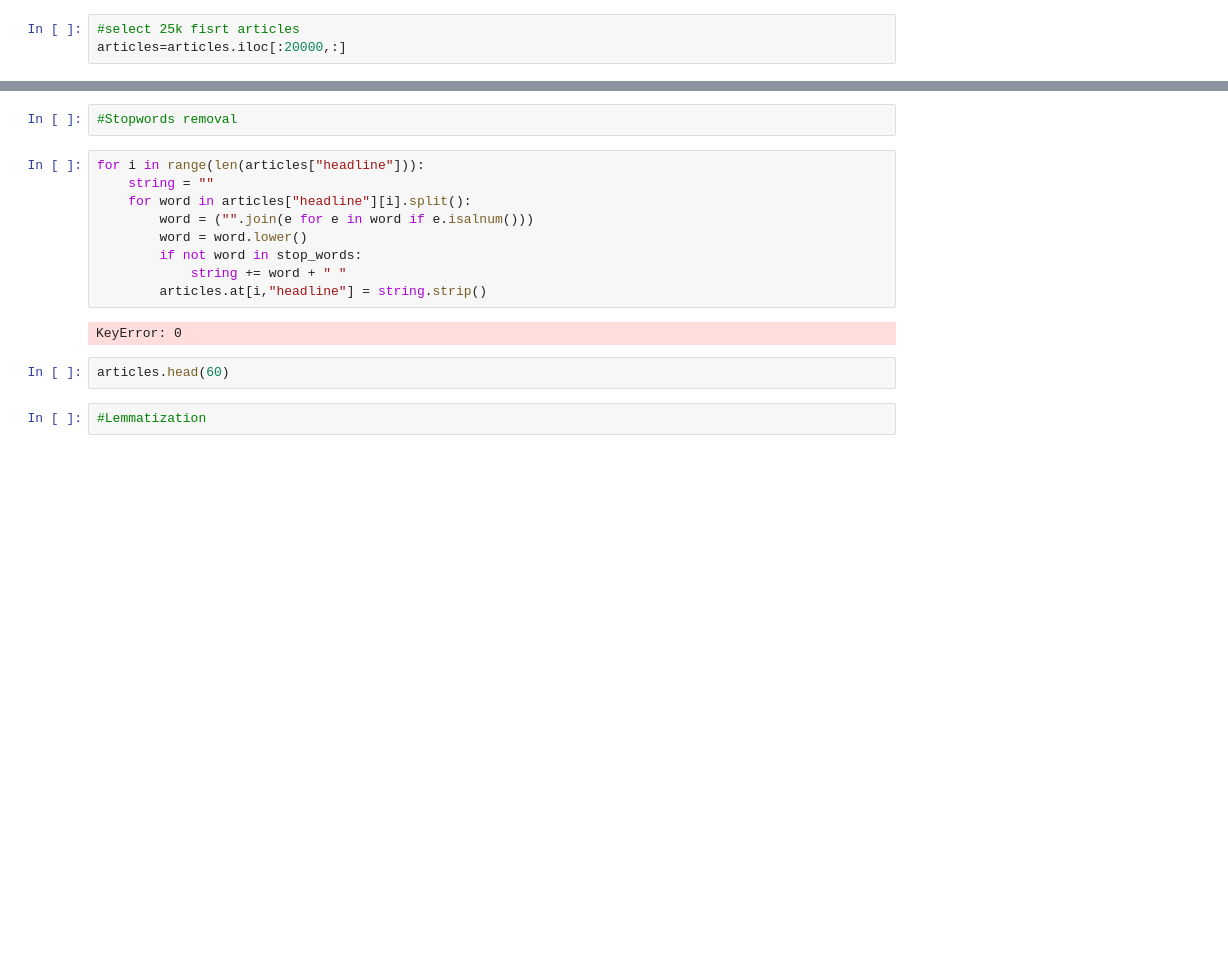
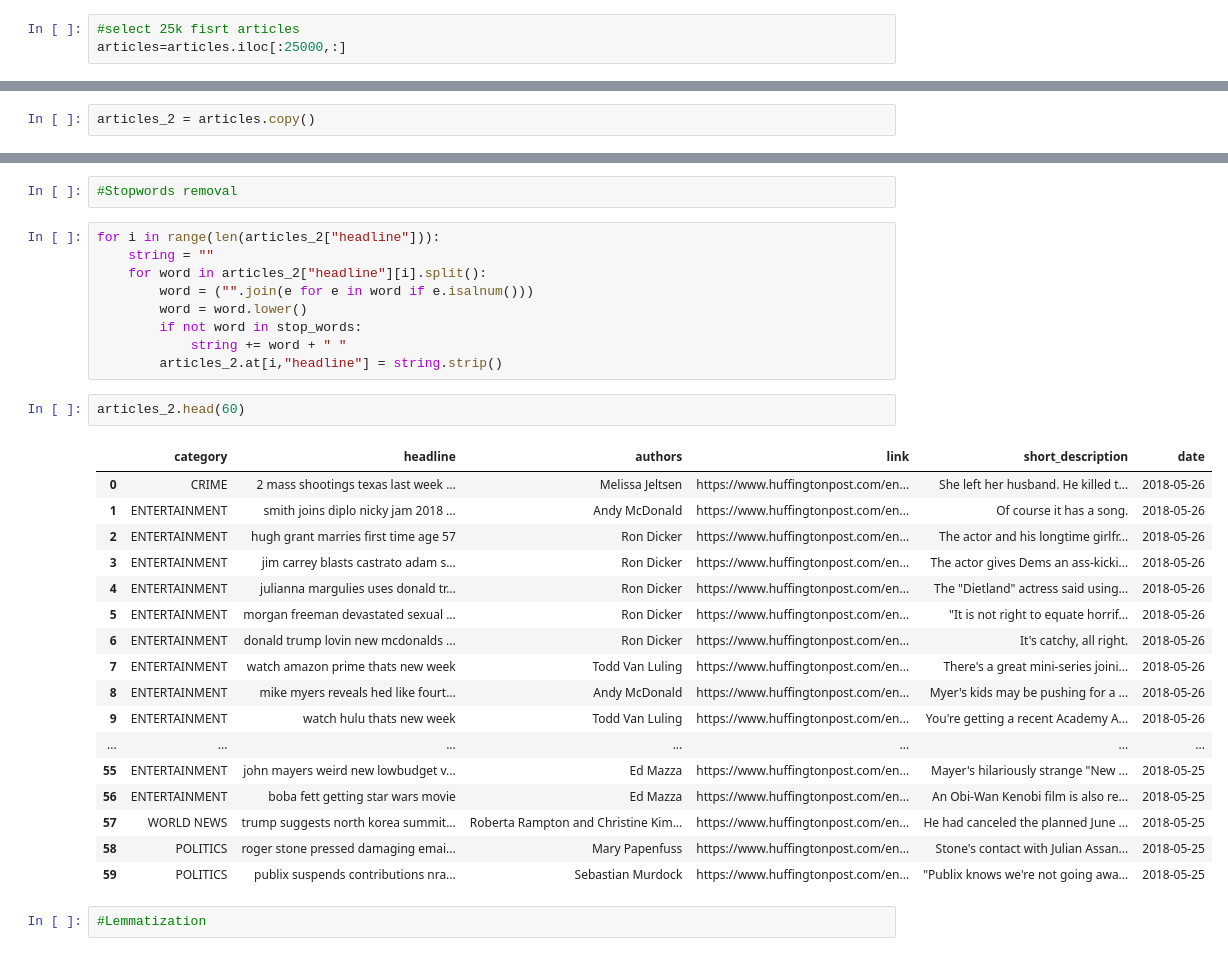
Before and after one commit to max-cyril/Algo_de_recommandations, a Jupyter notebook: algo reco1.ipynb, the cells around one changed output, grey strips where cells are left out. Saved outputs shown, nothing was run; the diff lists cells and outputs as text; blank space fills up the shorter version.

```diff
--- a/algo reco1.ipynb
+++ b/algo reco1.ipynb
@@ -57,7 +57,7 @@ print("Total number of articles after removing duplicates:", articles.shape[0])
 Total number of articles after removing duplicates: 198627
 # %%
 #select 25k fisrt articles
-articles=articles.iloc[:20000,:]
+articles=articles.iloc[:25000,:]
 # %%
 articles.shape
 # %% [output]
@@ -146,3 +148,5 @@ fig
+# %%
+articles_2 = articles.copy()
 # %%
 stop_words = set(stopwords.words('english'))
 # %%
@@ -168,18 +172,34 @@ stop_words
 # %%
 #Stopwords removal
 # %%
-for i in range(len(articles["headline"])):
+for i in range(len(articles_2["headline"])):
     string = ""
-    for word in articles["headline"][i].split():
+    for word in articles_2["headline"][i].split():
         word = ("".join(e for e in word if e.isalnum()))
         word = word.lower()
         if not word in stop_words:
             string += word + " "
-        articles.at[i,"headline"] = string.strip()
+        articles_2.at[i,"headline"] = string.strip()
-# %% [output]
-KeyError: 0
 # %%
-articles.head(60)
+articles_2.head(60)
+# %% [output]
+|  | category | headline | authors | link | short_description | date |
+| 0 | CRIME | 2 mass shootings texas last week ... | Melissa Jeltsen | https://www.huffingtonpost.com/en... | She left her husband. He killed t... | 2018-05-26 |
+| 1 | ENTERTAINMENT | smith joins diplo nicky jam 2018 ... | Andy McDonald | https://www.huffingtonpost.com/en... | Of course it has a song. | 2018-05-26 |
+| 2 | ENTERTAINMENT | hugh grant marries first time age 57 | Ron Dicker | https://www.huffingtonpost.com/en... | The actor and his longtime girlfr... | 2018-05-26 |
+| 3 | ENTERTAINMENT | jim carrey blasts castrato adam s... | Ron Dicker | https://www.huffingtonpost.com/en... | The actor gives Dems an ass-kicki... | 2018-05-26 |
+| 4 | ENTERTAINMENT | julianna margulies uses donald tr... | Ron Dicker | https://www.huffingtonpost.com/en... | The "Dietland" actress said using... | 2018-05-26 |
+| 5 | ENTERTAINMENT | morgan freeman devastated sexual ... | Ron Dicker | https://www.huffingtonpost.com/en... | "It is not right to equate horrif... | 2018-05-26 |
+| 6 | ENTERTAINMENT | donald trump lovin new mcdonalds ... | Ron Dicker | https://www.huffingtonpost.com/en... | It's catchy, all right. | 2018-05-26 |
+| 7 | ENTERTAINMENT | watch amazon prime thats new week | Todd Van Luling | https://www.huffingtonpost.com/en... | There's a great mini-series joini... | 2018-05-26 |
+| 8 | ENTERTAINMENT | mike myers reveals hed like fourt... | Andy McDonald | https://www.huffingtonpost.com/en... | Myer's kids may be pushing for a ... | 2018-05-26 |
+| 9 | ENTERTAINMENT | watch hulu thats new week | Todd Van Luling | https://www.huffingtonpost.com/en... | You're getting a recent Academy A... | 2018-05-26 |
+| ... | ... | ... | ... | ... | ... | ... |
+| 55 | ENTERTAINMENT | john mayers weird new lowbudget v... | Ed Mazza | https://www.huffingtonpost.com/en... | Mayer's hilariously strange "New ... | 2018-05-25 |
+| 56 | ENTERTAINMENT | boba fett getting star wars movie | Ed Mazza | https://www.huffingtonpost.com/en... | An Obi-Wan Kenobi film is also re... | 2018-05-25 |
+| 57 | WORLD NEWS | trump suggests north korea summit... | Roberta Rampton and Christine Kim... | https://www.huffingtonpost.com/en... | He had canceled the planned June ... | 2018-05-25 |
+| 58 | POLITICS | roger stone pressed damaging emai... | Mary Papenfuss | https://www.huffingtonpost.com/en... | Stone's contact with Julian Assan... | 2018-05-25 |
+| 59 | POLITICS | publix suspends contributions nra... | Sebastian Murdock | https://www.huffingtonpost.com/en... | "Publix knows we're not going awa... | 2018-05-25 |
 # %%
 #Lemmatization
 # %%
```
Also changed, not shown: parts of 12 cells of this notebook.
